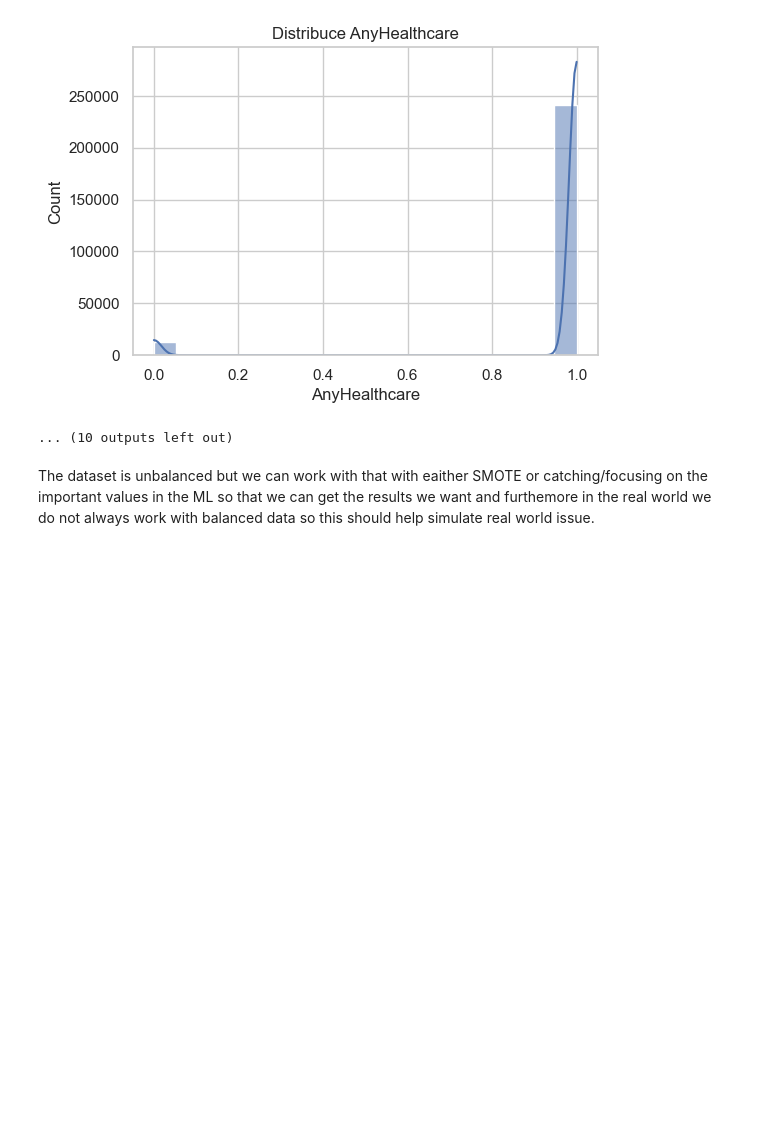
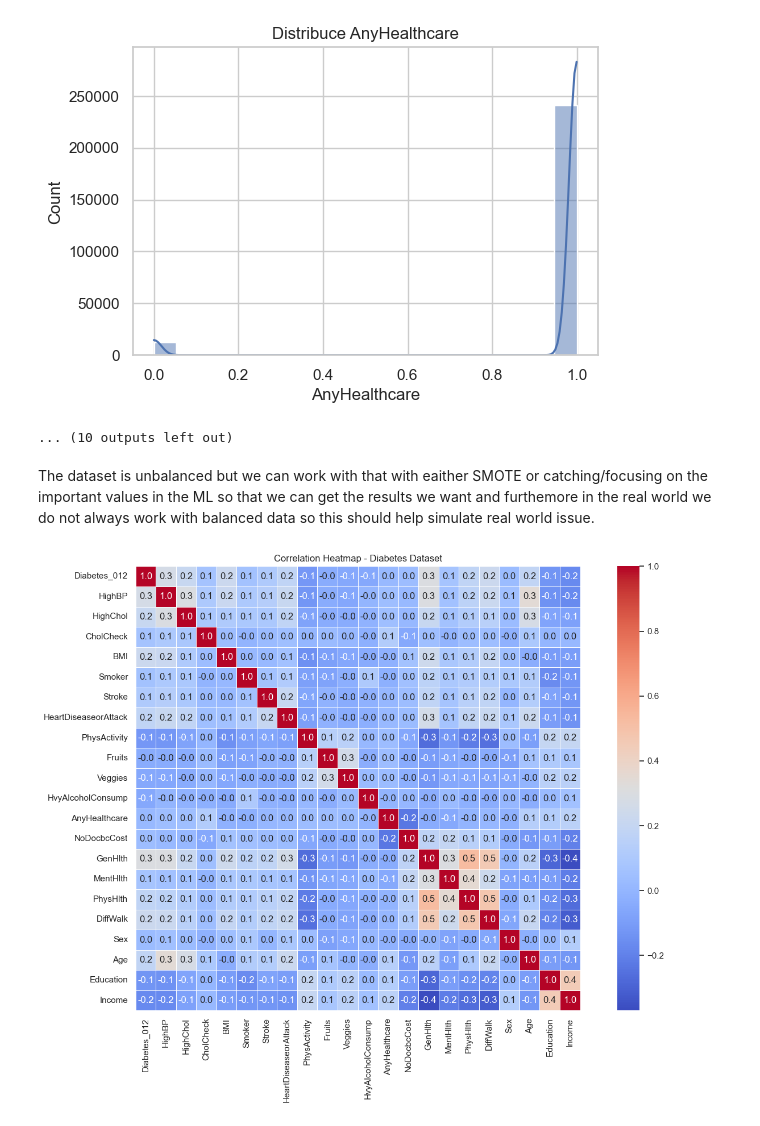
Before and after one commit to DavidILLX/diabetes_mlops, a Jupyter notebook: Analysis/EDA.ipynb, the cells around one changed output. Cells and saved outputs as stored; diff of their text form; code cells hidden in the pictures; blank space fills up the shorter version.

```diff
--- a/Analysis/EDA.ipynb
+++ b/Analysis/EDA.ipynb
@@ -150,3 +147,14 @@ for col in cat_cols:
 ... (10 outputs left out)
 # %% [markdown]
 The dataset is unbalanced but we can work with that with eaither SMOTE or catching/focusing on the important values in the ML so that we can get the results we want and furthemore in the real world we do not always work with balanced data so this should help simulate real world issue.
+# %%
+corr_matrix = diabetes_df.corr(numeric_only=True)
+
+
+plt.figure(figsize=(14, 10))
+sns.heatmap(corr_matrix, annot=True, fmt=".1f", cmap="coolwarm", square=True, linewidths=0.5)
+plt.title("Correlation Heatmap - Diabetes Dataset")
+plt.tight_layout()
+plt.show()
+# %% [output]
+[figure, added]
```
Also changed, not shown: parts of 1 cell of this notebook, 14 other files.
